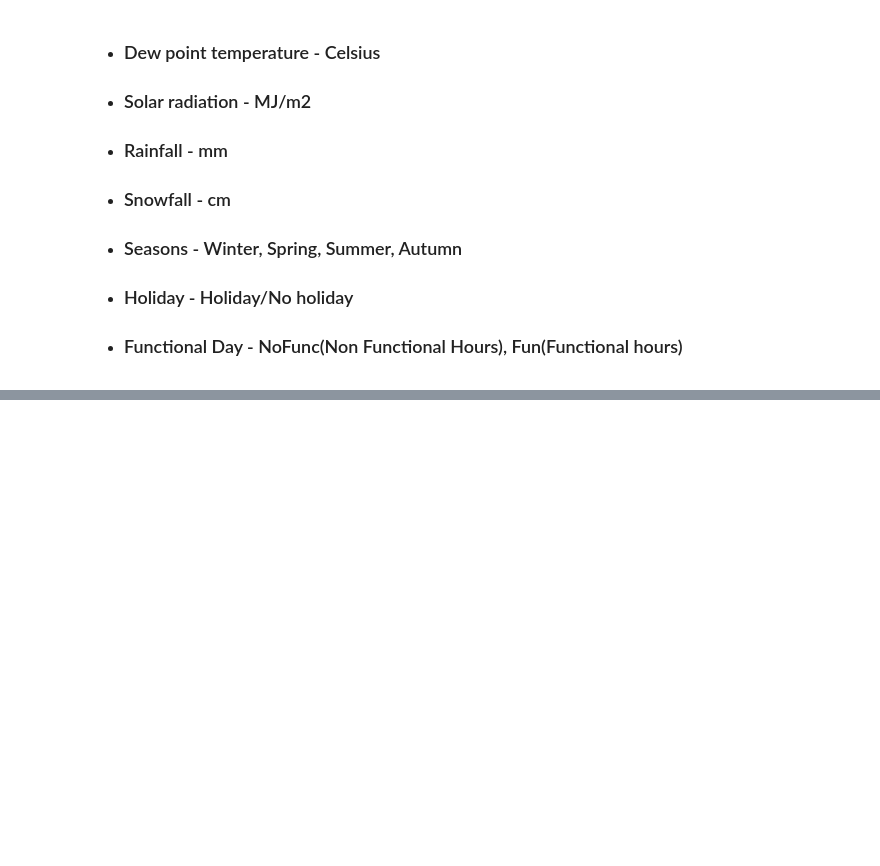
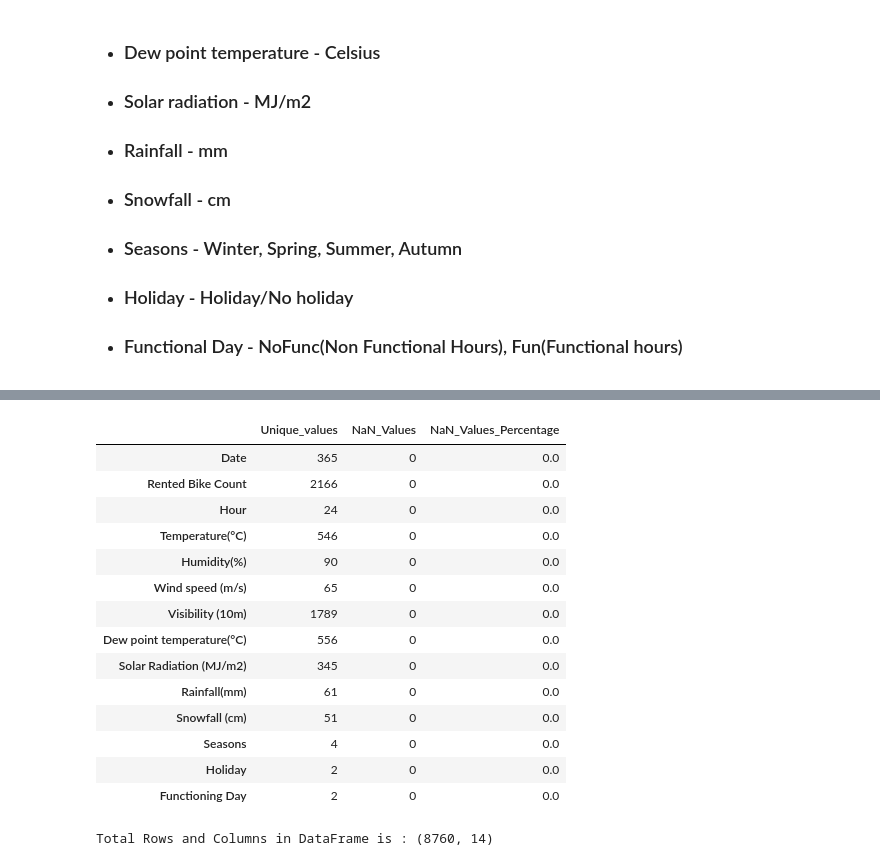
Before and after one commit to Amit-95/Bike_sharing_demand_pred, a Jupyter notebook: Bike_Sharing_Demand_Prediction_Capstone_Project.ipynb, the cells around one changed output, grey strips where cells are left out. Saved outputs shown, nothing was run; the diff lists cells and outputs as text; code cells hidden in the pictures; blank space fills up the shorter version.

```diff
--- a/Bike_Sharing_Demand_Prediction_Capstone_Project.ipynb
+++ b/Bike_Sharing_Demand_Prediction_Capstone_Project.ipynb
@@ -30,0 +166,30 @@
+# %%
+temp=pd.DataFrame(index=data.columns)
+temp['Unique_values'] = data.nunique()
+# %%
+temp['NaN_Values'] = data.isnull().sum()
+# %%
+temp['NaN_Values_Percentage'] = (temp['NaN_Values']/len(data))*100
+# %%
+temp
+# %% [output]
+|  | Unique_values | NaN_Values | NaN_Values_Percentage |
+| Date | 365 | 0 | 0.0 |
+| Rented Bike Count | 2166 | 0 | 0.0 |
+| Hour | 24 | 0 | 0.0 |
+| Temperature(°C) | 546 | 0 | 0.0 |
+| Humidity(%) | 90 | 0 | 0.0 |
+| Wind speed (m/s) | 65 | 0 | 0.0 |
+| Visibility (10m) | 1789 | 0 | 0.0 |
+| Dew point temperature(°C) | 556 | 0 | 0.0 |
+| Solar Radiation (MJ/m2) | 345 | 0 | 0.0 |
+| Rainfall(mm) | 61 | 0 | 0.0 |
+| Snowfall (cm) | 51 | 0 | 0.0 |
+| Seasons | 4 | 0 | 0.0 |
+| Holiday | 2 | 0 | 0.0 |
+| Functioning Day | 2 | 0 | 0.0 |
+# %%
+# Shape of the data.
+print("Total Rows and Columns in DataFrame is :",data.shape,"\n")
+# %% [output]
+Total Rows and Columns in DataFrame is : (8760, 14)
```
Also changed, not shown: parts of 22 cells of this notebook.
